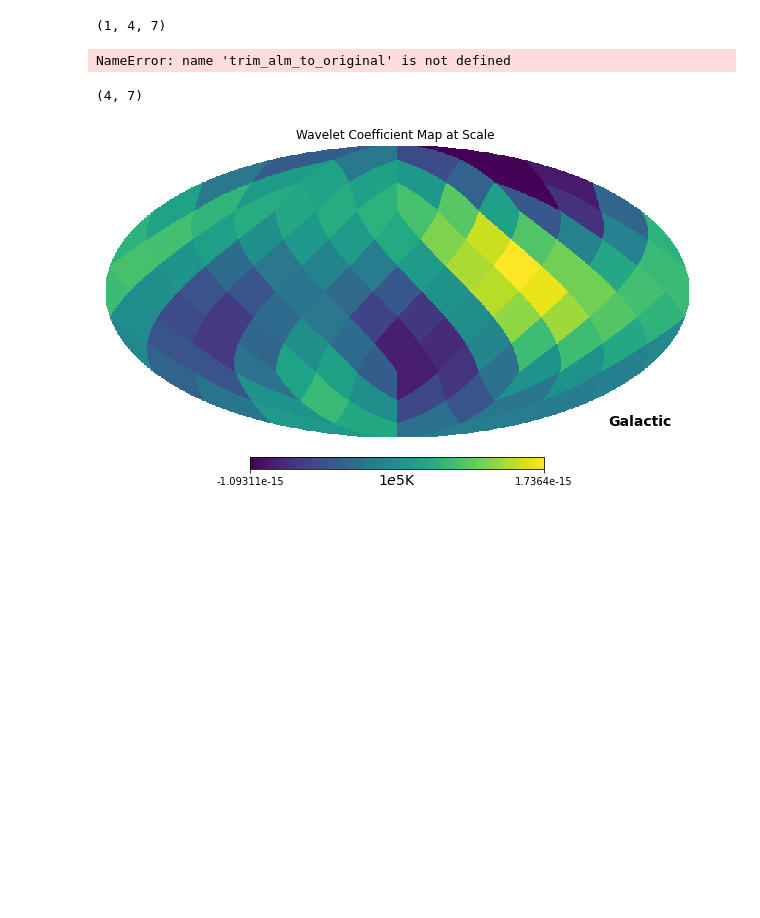
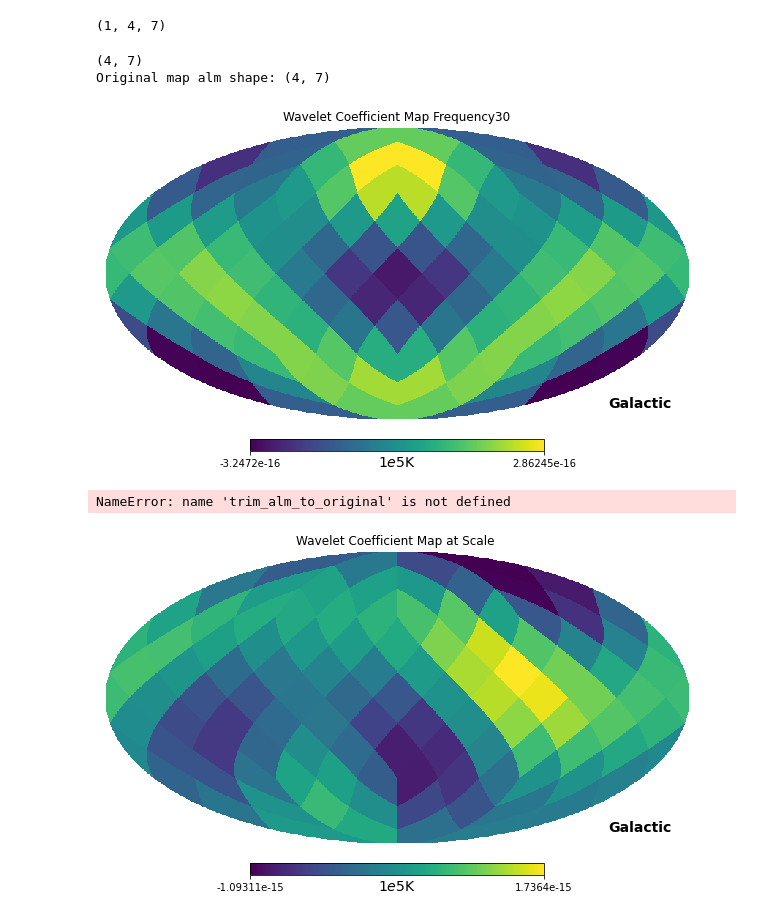
Before and after one commit to CodefromMax/CMB_plot, a Jupyter notebook: code/ILC_30_Steps_ILC.ipynb, the cells around one changed output. Saved outputs shown, nothing was run; the diff lists cells and outputs as text; code cells hidden in the pictures; blank space fills up the shorter version.

```diff
--- a/code/ILC_30_Steps_ILC.ipynb
+++ b/code/ILC_30_Steps_ILC.ipynb
@@ -279,7 +356,7 @@ def process_and_save_matrices(R):
             # Save the inverse matrix and weight vector to disk
             # np.save(f"../weight_vector_data/inverse_matrix_{i}_{j}.npy", inverses[i, j])
             # np.save(f"../weight_vector_data/weight_vector_{i}_{j}.npy", weight_vectors[i, j])
-    np.save(f"../weight_vector_data/weight_vector.npy", weight_vectors)
+    np.save(f"ILC/weight_vector_data/weight_vector.npy", weight_vectors)
 
 
     return inverses, weight_vectors
@@ -287,7 +364,7 @@ def process_and_save_matrices(R):
 # Example usage
 # R = np.random.rand(4, 4, 2, 2) + 1j * np.random.rand(4, 4, 2, 2)  # Example 4D matrix with complex numbers
 inverses, weight_vectors = process_and_save_matrices(R)
-
+weight_vector_load = np.load(f"ILC/weight_vector_data/weight_vector.npy")
 print("Inverse Matrices Shape:", inverses.shape)
 print("Weight Vectors Shape:", weight_vectors.shape)
 # %% [output]
@@ -517,4 +633,17 @@ stored_wavelet_coeffs_pix[0].shape
 #             # min=-1,
 #             # max=1,
 #         )
+# %%
+trimmed_map = trim_to_original(doubled_map, [4,7])
+print(trimmed_map.shape)
+visualize_wavelet_coefficient_map(trimmed_map, "30")
+
+# doubled_map_alm = s2fft.forward(trimmed_map, L = trimmed_map.shape[0])
+# print(doubled_map_alm.shape)
+# doubled_map_hp_alm = mw_alm_2_hp_alm(doubled_map_alm, trimmed_map.shape[0]-1)
+# doubled_hp_map = hp.alm2map(doubled_map_hp_alm, nside=trimmed_map.shape[0]-1)
+# %% [output]
+(4, 7)
+Original map alm shape: (4, 7)
+[figure, added]
 # %%
@@ -528,15 +657,5 @@ doubled_hp_map = hp.alm2map(doubled_map_hp_alm, nside=trimmed_map.shape[0]-1)
 # %% [output]
 NameError: name 'trim_alm_to_original' is not defined
-# %%
-trimmed_map = trim_alm_to_original(double_30, [4,7])
-
-
-doubled_map_alm = s2fft.forward(trimmed_map, L = trimmed_map.shape[0])
-print(doubled_map_alm.shape)
-doubled_map_hp_alm = mw_alm_2_hp_alm(doubled_map_alm, trimmed_map.shape[0]-1)
-doubled_hp_map = hp.alm2map(doubled_map_hp_alm, nside=trimmed_map.shape[0]-1)
-# %% [output]
-(4, 7)
 # %%
 hp.mollview(
             doubled_hp_map*1e5,
```
Also changed, not shown: parts of 18 cells of this notebook.
